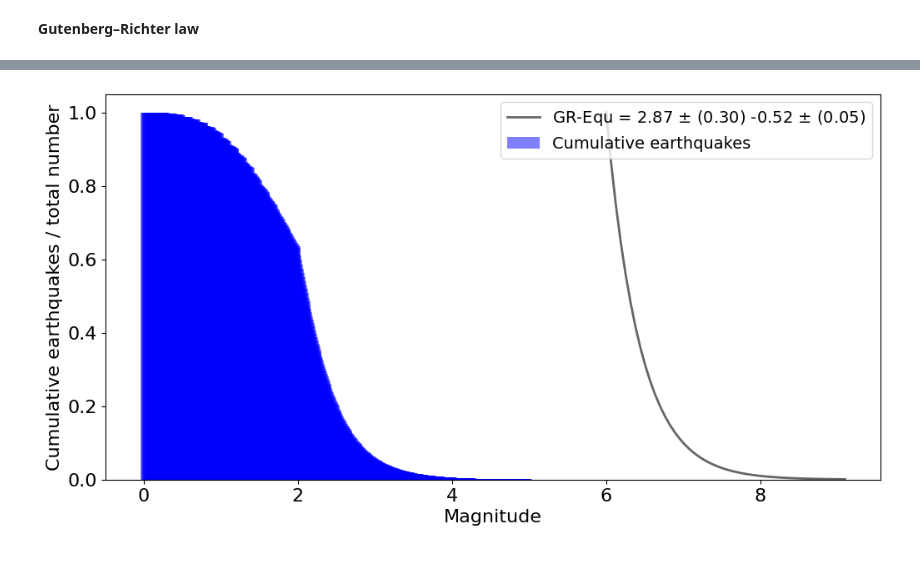
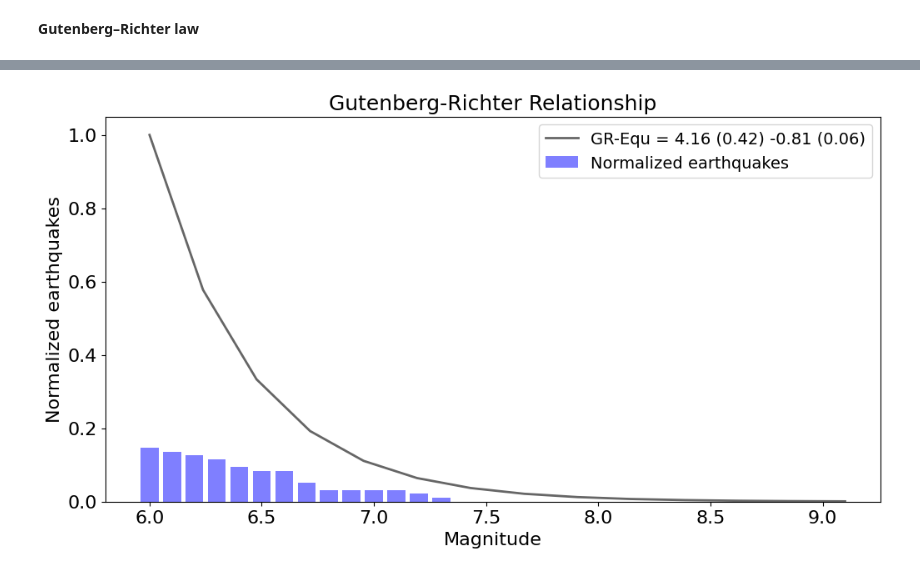
Before and after one commit to arifadli/Earthquake-Event-Analysis, a Jupyter notebook: Earthquake Research/Gutenberg Richter Law/Gutenberg Richter Law - California Earthquake.ipynb, the cells around one changed output, grey strips where cells are left out. Drawn from its saved outputs; the diff is of its cells as text; code cells hidden in the pictures.

```diff
--- a/Earthquake Research/Gutenberg Richter Law/Gutenberg Richter Law - California Earthquake.ipynb
+++ b/Earthquake Research/Gutenberg Richter Law/Gutenberg Richter Law - California Earthquake.ipynb
@@ -106,61 +150,58 @@ Total Jumlah EQ: 187531
 # %%
+import pandas as pd
+import numpy as np
+import matplotlib.pyplot as plt
+from scipy import stats
+
+# Load earthquake dataset
+dataset = "https://raw.githubusercontent.com/arifadli/DatasetRepository/main/Disertation/California/usgs_california_1968_2018.csv"
+df = pd.read_csv(dataset)
+
 # Number of earthquakes by magnitude
 mag_tot = df['mag'].value_counts()
 mag_tot.sort_index(axis=0, inplace=True)
 
 # Convert the indices of the Series to an np.ndarray
 mags = np.asarray(mag_tot.index)
 
-# between 6.0 and 9.1 (step=0.1)
-mags_all = np.linspace(6.0,9.1,num=32)
-
-
-magnitudes = np.arange(6,9,0.5)
+# Define the range of magnitudes and initialize counts
+magnitudes = np.arange(6, 9.1, 0.1)
 counts = np.zeros(magnitudes.shape[0])
 
-# compute the number of events with magnitude M >= m
-i = 0
-for m in magnitudes:
+# Compute the number of events with magnitude M >= m
+for i, m in enumerate(magnitudes):
     counts[i] = df[df['mag'] >= m]['mag'].count()
-    i += 1
 
-# normalize
+# Normalize counts
 norm = np.sum(counts)
-counts_n = counts/norm
+counts_n = counts / norm
 
-# filter by removing empty data
-counts_n_f = counts_n[counts_n!=0]
-magnitudes_f = magnitudes[counts_n!=0]
-
-# Add values for missing magnitudes
-#mag_add = pd.Series(data=np.zeros(len(mags_miss)), index = mags_miss)
-#mag_tot = pd.concat([mag_tot, mag_add])
-mag_tot = pd.concat([mag_tot])
-mag_tot.sort_index(axis=0, inplace=True)
-
-mag_Ntot = np.cumsum(mag_tot.values[::-1])[::-1]
+# Filter by removing empty data
+counts_n_f = counts_n[counts_n != 0]
+magnitudes_f = magnitudes[:len(counts_n_f)]  # Ensure magnitudes and counts_n have the same length
 
 # Plot Gutenberg-Richter relationship: N = 10**(a-bM)
-a = np.log10(1)+6
-M = np.linspace(6, 9.1)
-N = np.power(10, (a-M))
+a = np.log10(1) + 6
+M = np.linspace(6, 9.1, len(counts_n_f))  # Ensure M has the same length as counts_n_f
+N = np.power(10, (a - M))
 
-# compute linear regression
+# Compute linear regression
 reg = stats.linregress(magnitudes_f, np.log10(counts_n_f))
 
+label = f'GR-Equ = {reg.intercept:.2f} ({reg.intercept_stderr:.2f}) {reg.slope:.2f} ({reg.stderr:.2f})'
 
-label = r'GR-Equ = {:.2f} $\pm$ ({:.2f})'.format(reg.intercept, reg.intercept_stderr) + r' {:.2f} $\pm$ ({:.2f})'.format(reg.slope, reg.stderr)
+plt.figure(figsize=(12, 6))
+ax1 = plt.bar(magnitudes_f, counts_n_f,
+              width=0.08, color='blue', alpha=0.5,
+              label='Normalized earthquakes')
 
-plt.figure(figsize=(12,6))
-ax1 = plt.bar(mag_tot.index, mag_Ntot/N_tot,
-              width=0.08, color='blue', alpha=0.5,
-              label='Cumulative earthquakes')
-ax2 = plt.plot(M, N, 'k', linewidth = 2, alpha=0.6,
-         label=label)
+ax2 = plt.plot(M, N, 'k', linewidth=2, alpha=0.6,
+               label=label)
 
-plt.ylabel('Cumulative earthquakes / total number')
+plt.ylabel('Normalized earthquakes')
 plt.xlabel('Magnitude')
 plt.legend()
+plt.title('Gutenberg-Richter Relationship')
 plt.show()
 # %% [output]
-[figure, old version]
+[figure, new version]
```
Also changed, not shown: parts of 2 cells of this notebook.
